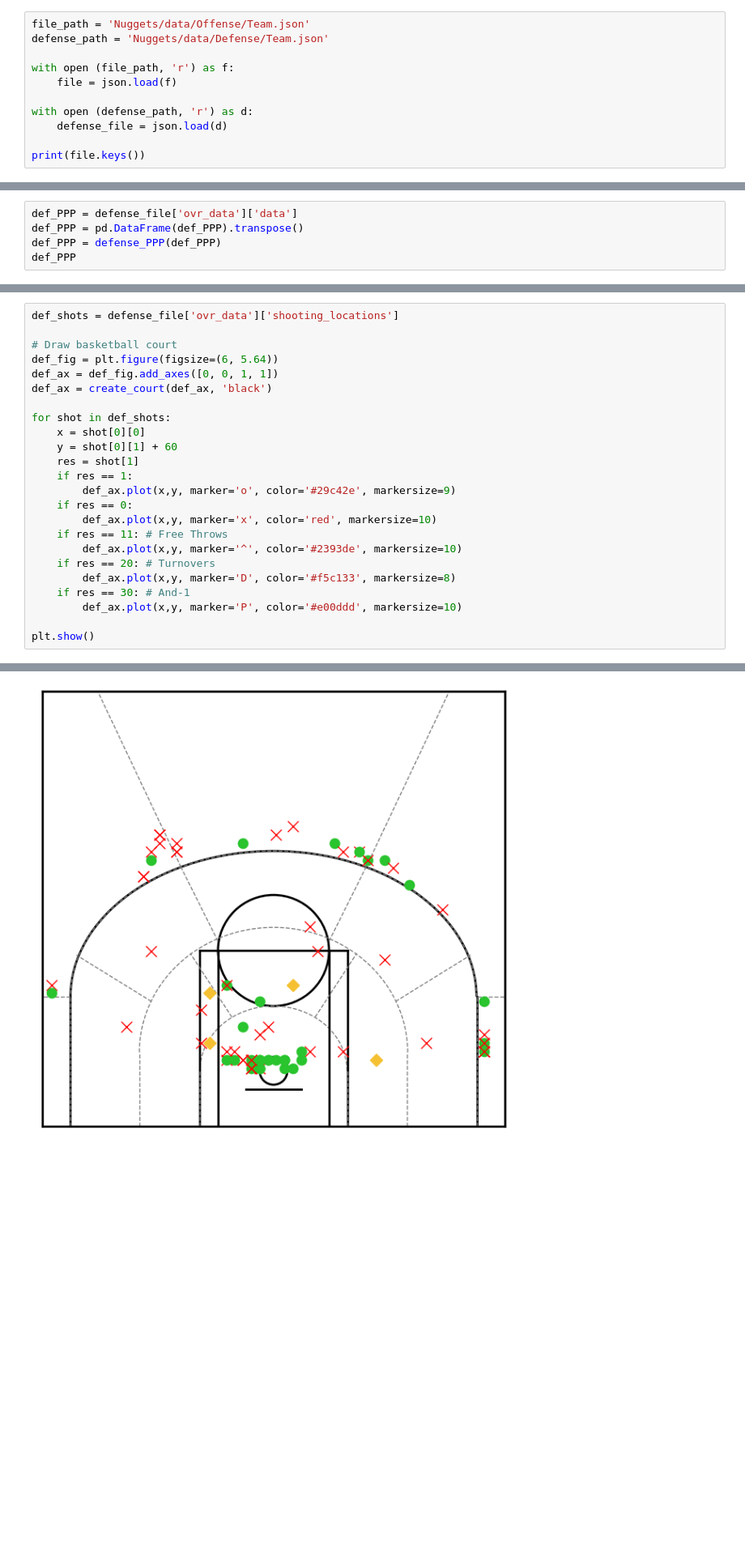
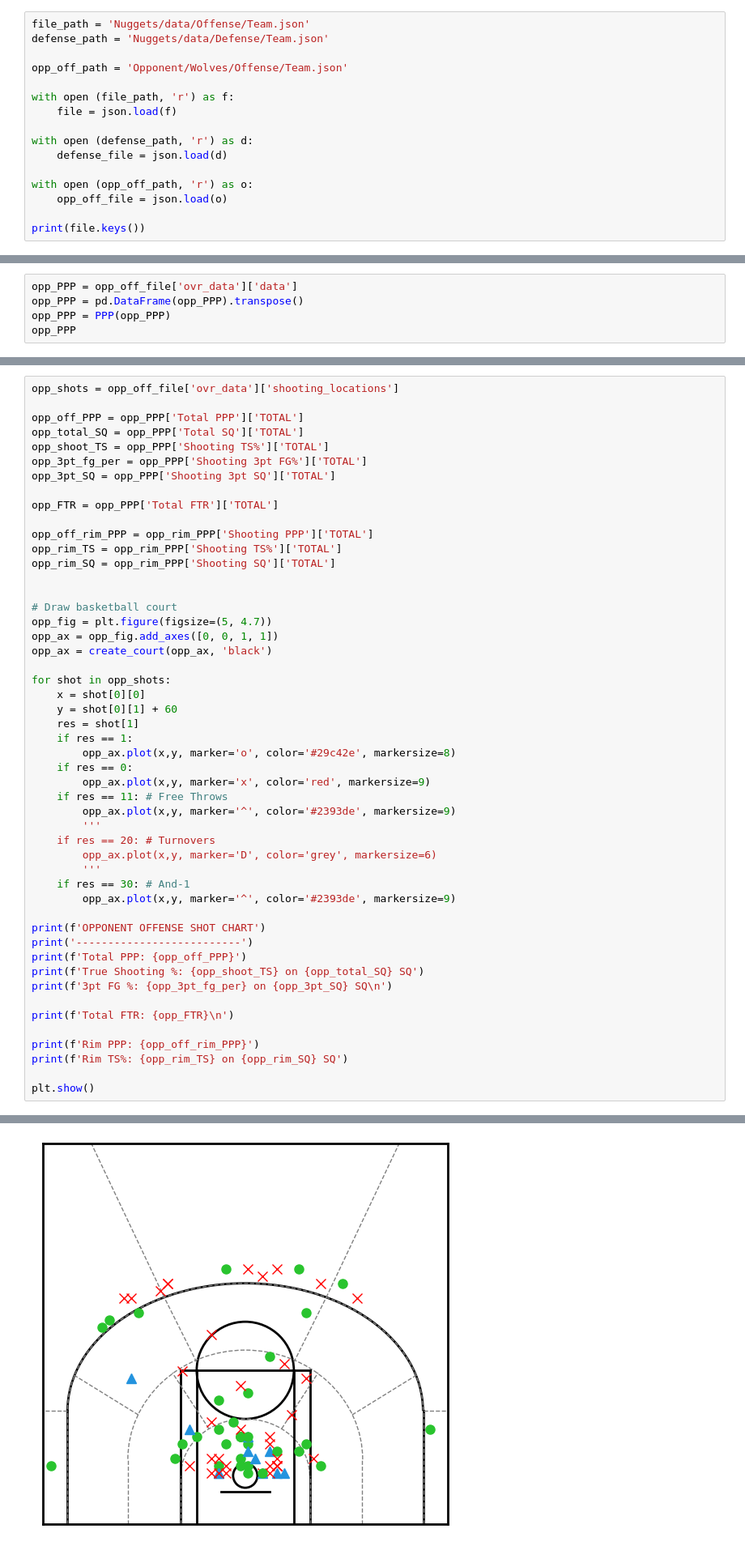
Before and after one commit to nickdsharpe/PPP_24, a Jupyter notebook: trial.ipynb, the cells around one changed output, grey strips where cells are left out. Shown: that part at 81% size. Cells and saved outputs as stored; diff of their text form; blank space fills up the shorter version.

```diff
--- a/trial.ipynb
+++ b/trial.ipynb
@@ -15,6 +17,8 @@ pd.options.display.max_columns = 999
 # %%
 file_path = 'Nuggets/data/Offense/Team.json'
 defense_path = 'Nuggets/data/Defense/Team.json'
+
+opp_off_path = 'Opponent/Wolves/Offense/Team.json'
 
 with open (file_path, 'r') as f:
     file = json.load(f)
@@ -22,6 +26,9 @@ with open (file_path, 'r') as f:
 with open (defense_path, 'r') as d:
     defense_file = json.load(d)
 
+with open (opp_off_path, 'r') as o:
+    opp_off_file = json.load(o)
+
 print(file.keys())
 # %% [output]
 dict_keys(['ovr_data', 'SMZ2', '3ptZ2', 'Rim', 'SMZ3', '3ptZ1', '3ptZ3', 'SMZ1 ', '3ptZ4', 'LMZ3', '3ptZ5', 'LMZ1', 'LMZ2'])
@@ -78,7 +120,7 @@ plt.show()
 # %%
-def_PPP = defense_file['ovr_data']['data']
-def_PPP = pd.DataFrame(def_PPP).transpose()
-def_PPP = defense_PPP(def_PPP)
-def_PPP
+opp_PPP = opp_off_file['ovr_data']['data']
+opp_PPP = pd.DataFrame(opp_PPP).transpose()
+opp_PPP = PPP(opp_PPP)
+opp_PPP
 # %% [output]
 |  | Total PPP | % of Poss. | Total TO | Total Creation % | Total FTR | Total TS% | Total SQ | Total 2pt FGA | ... |
@@ -97,25 +139,51 @@ def_PPP
 # %%
-def_shots = defense_file['ovr_data']['shooting_locations']
+opp_shots = opp_off_file['ovr_data']['shooting_locations']
+
+opp_off_PPP = opp_PPP['Total PPP']['TOTAL']
+opp_total_SQ = opp_PPP['Total SQ']['TOTAL']
+opp_shoot_TS = opp_PPP['Shooting TS%']['TOTAL']
+opp_3pt_fg_per = opp_PPP['Shooting 3pt FG%']['TOTAL']
+opp_3pt_SQ = opp_PPP['Shooting 3pt SQ']['TOTAL']
+
+opp_FTR = opp_PPP['Total FTR']['TOTAL']
+
+opp_off_rim_PPP = opp_rim_PPP['Shooting PPP']['TOTAL']
+opp_rim_TS = opp_rim_PPP['Shooting TS%']['TOTAL']
+opp_rim_SQ = opp_rim_PPP['Shooting SQ']['TOTAL']
+
 
 # Draw basketball court
-def_fig = plt.figure(figsize=(6, 5.64))
-def_ax = def_fig.add_axes([0, 0, 1, 1])
-def_ax = create_court(def_ax, 'black')
+opp_fig = plt.figure(figsize=(5, 4.7))
+opp_ax = opp_fig.add_axes([0, 0, 1, 1])
+opp_ax = create_court(opp_ax, 'black')
 
-for shot in def_shots:
+for shot in opp_shots:
     x = shot[0][0]
     y = shot[0][1] + 60
     res = shot[1]
     if res == 1:
-        def_ax.plot(x,y, marker='o', color='#29c42e', markersize=9)
+        opp_ax.plot(x,y, marker='o', color='#29c42e', markersize=8)
     if res == 0:
-        def_ax.plot(x,y, marker='x', color='red', markersize=10)
+        opp_ax.plot(x,y, marker='x', color='red', markersize=9)
     if res == 11: # Free Throws
-        def_ax.plot(x,y, marker='^', color='#2393de', markersize=10)
+        opp_ax.plot(x,y, marker='^', color='#2393de', markersize=9)
+        '''
     if res == 20: # Turnovers
-        def_ax.plot(x,y, marker='D', color='#f5c133', markersize=8)
+        opp_ax.plot(x,y, marker='D', color='grey', markersize=6)
+        '''
     if res == 30: # And-1
-        def_ax.plot(x,y, marker='P', color='#e00ddd', markersize=10)
+        opp_ax.plot(x,y, marker='^', color='#2393de', markersize=9)
+
+print(f'OPPONENT OFFENSE SHOT CHART')
+print('--------------------------')
+print(f'Total PPP: {opp_off_PPP}')
+print(f'True Shooting %: {opp_shoot_TS} on {opp_total_SQ} SQ')
+print(f'3pt FG %: {opp_3pt_fg_per} on {opp_3pt_SQ} SQ\n')
+
+print(f'Total FTR: {opp_FTR}\n')
+
+print(f'Rim PPP: {opp_off_rim_PPP}')
+print(f'Rim TS%: {opp_rim_TS} on {opp_rim_SQ} SQ')
 
 plt.show()
 # %% [output]
@@ -122 +200 @@ plt.show()
-[figure, old version]
+[figure, new version]
```
Also changed, not shown: parts of 4 cells of this notebook, 1 other file.
